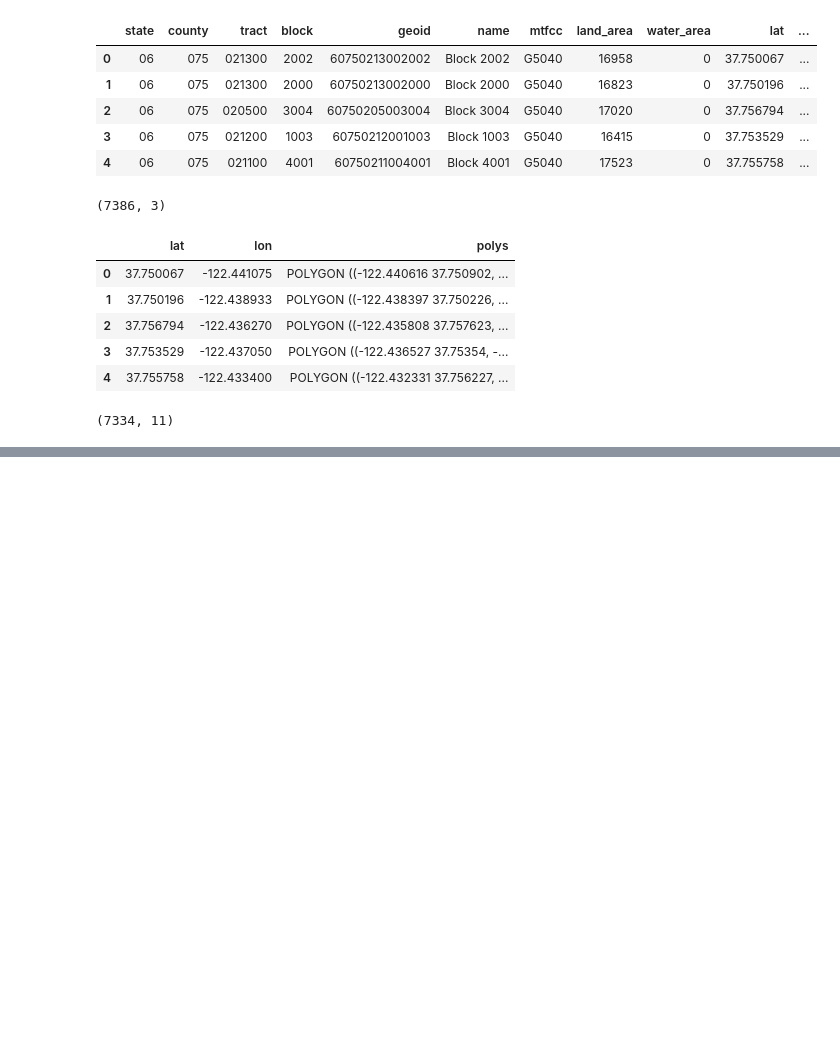
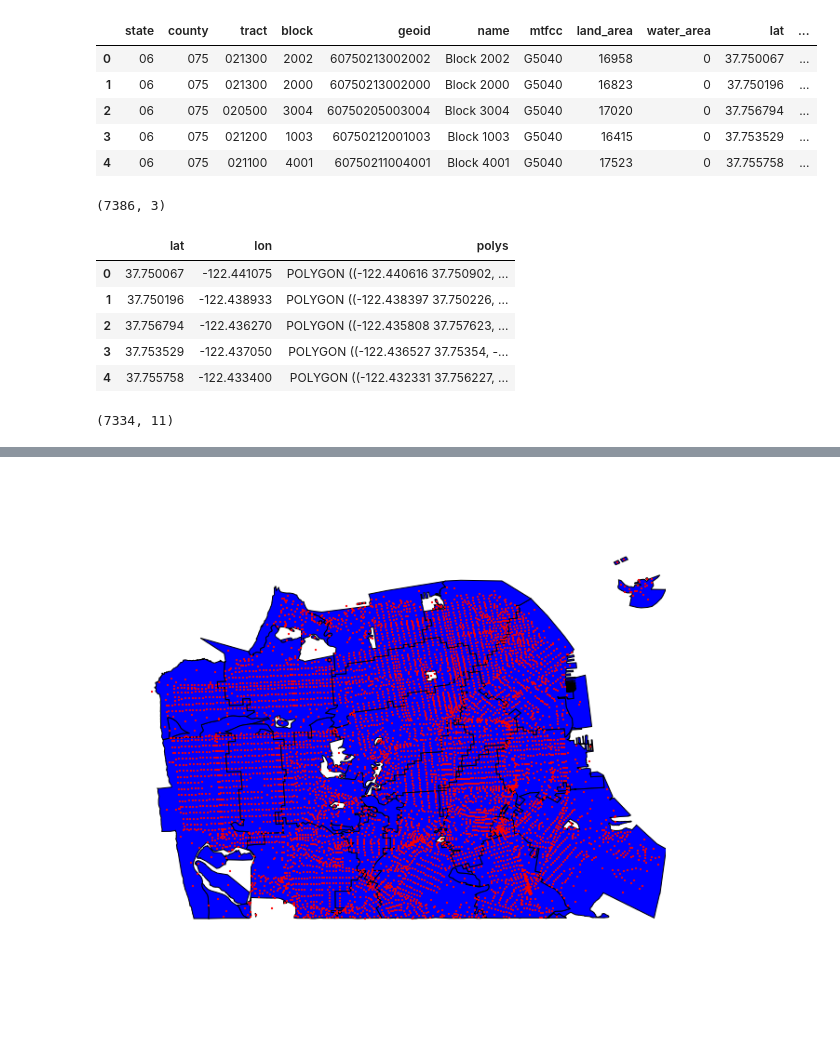
Before and after one commit to crupley/hoodie-development, a Jupyter notebook: explore/shapefile polygons.ipynb, the cells around one changed output, grey strips where cells are left out. Saved outputs shown, nothing was run; the diff lists cells and outputs as text; code cells hidden in the pictures; blank space fills up the shorter version.

Commit message:
add functions to load uscensus shapefiles and integrate, make json

```diff
--- a/explore/shapefile polygons.ipynb
+++ b/explore/shapefile polygons.ipynb
@@ -110,0 +137,5 @@ print df.shape
+# %%
+mergedf = df.merge(rdf, left_on=['lat', 'lon'], right_on=['lat', 'lon'])
+mergedf = mergedf.ix[cnum.index]
+print mergedf.shape
+mergedf.head()
@@ -110,0 +150,4 @@ print df.shape
+# %%
+parr = mergedf.polys
+# %%
+validbool = parr.apply(lambda x: x.is_valid)
@@ -110,0 +186,9 @@ print df.shape
+# %%
+neibs = []
+for c in cnum.unique():
+    sub = parr[(np.array(cnum) == c) & (np.array(validbool))]
+    print c, sub.shape
+    group = shapely.ops.cascaded_union(list(sub))
+    neibs.append(group)
+
+len(neibs)
@@ -110,0 +214,18 @@ print df.shape
+# %%
+
+mergedf.plot(kind='scatter', x='lon', y='lat', c='red', linewidths=0, figsize=(10,10), s=5)
+plt.axis('equal')
+plt.axis('off')
+plt.margins(0)
+ax = plt.gca()
+
+for i, neib in enumerate(neibs):
+    if type(neib) == shapely.geometry.multipolygon.MultiPolygon:
+        for poly in neib:
+            patch = PolygonPatch(poly, zorder=-1, fc='blue')
+            ax.add_patch(patch)
+    else:
+        patch = PolygonPatch(neib, zorder=-1, fc='blue')
+        ax.add_patch(patch)
+# %% [output]
+[figure, added]
```
Also changed, not shown: parts of 28 cells of this notebook, 2 other files.
